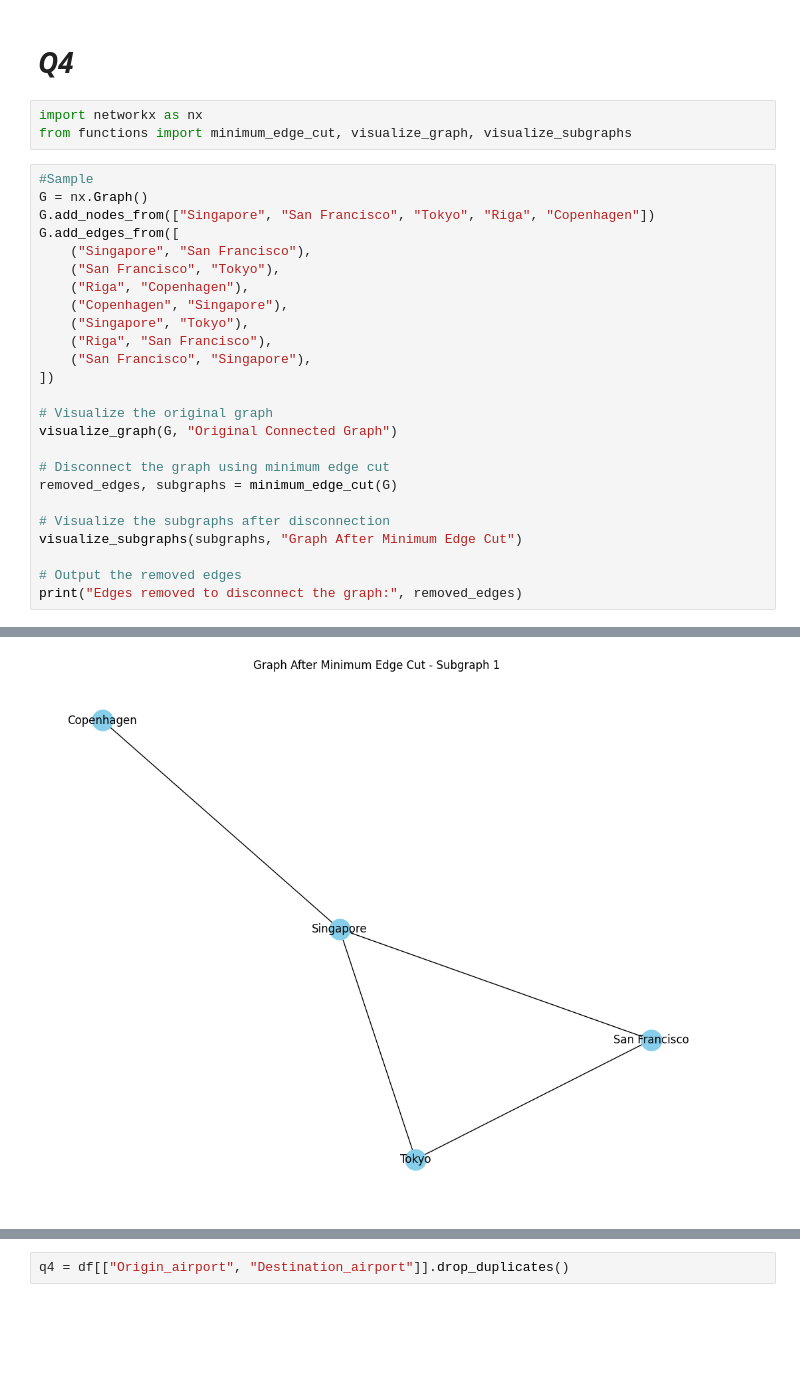
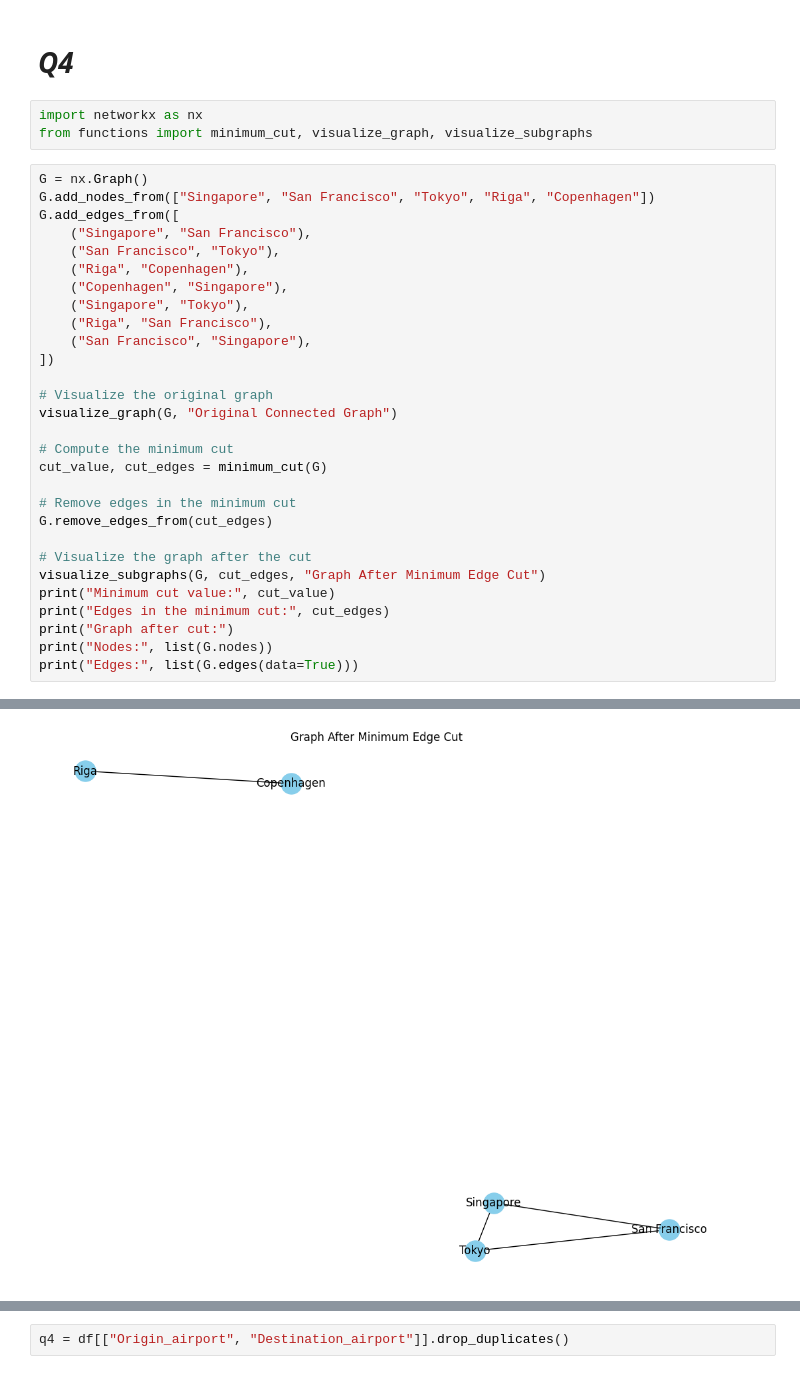
Before and after one commit to khalmatay/ADM-HW5, a Jupyter notebook: main.ipynb, the cells around one changed output, grey strips where cells are left out. Cells and saved outputs as stored; diff of their text form; blank space fills up the shorter version.

```diff
--- a/main.ipynb
+++ b/main.ipynb
@@ -920,32 +920,36 @@ print(best_routes)
 # ***Q4***
 # %%
 import networkx as nx
-from functions import minimum_edge_cut, visualize_graph, visualize_subgraphs
+from functions import minimum_cut, visualize_graph, visualize_subgraphs
 # %%
-#Sample
 G = nx.Graph()
 G.add_nodes_from(["Singapore", "San Francisco", "Tokyo", "Riga", "Copenhagen"])
 G.add_edges_from([
     ("Singapore", "San Francisco"),
     ("San Francisco", "Tokyo"),
     ("Riga", "Copenhagen"),
     ("Copenhagen", "Singapore"),
     ("Singapore", "Tokyo"),
     ("Riga", "San Francisco"),
     ("San Francisco", "Singapore"),
 ])
 
 # Visualize the original graph
 visualize_graph(G, "Original Connected Graph")
 
-# Disconnect the graph using minimum edge cut
-removed_edges, subgraphs = minimum_edge_cut(G)
+# Compute the minimum cut
+cut_value, cut_edges = minimum_cut(G)
 
-# Visualize the subgraphs after disconnection
-visualize_subgraphs(subgraphs, "Graph After Minimum Edge Cut")
+# Remove edges in the minimum cut
+G.remove_edges_from(cut_edges)
 
-# Output the removed edges
-print("Edges removed to disconnect the graph:", removed_edges)
+# Visualize the graph after the cut
+visualize_subgraphs(G, cut_edges, "Graph After Minimum Edge Cut")
+print("Minimum cut value:", cut_value)
+print("Edges in the minimum cut:", cut_edges)
+print("Graph after cut:")
+print("Nodes:", list(G.nodes))
+print("Edges:", list(G.edges(data=True)))
 # %% [output]
 [figure]
-[figure, old version]
+[figure, new version]
```
Also changed, not shown: parts of 2 cells of this notebook, 1 other file.
